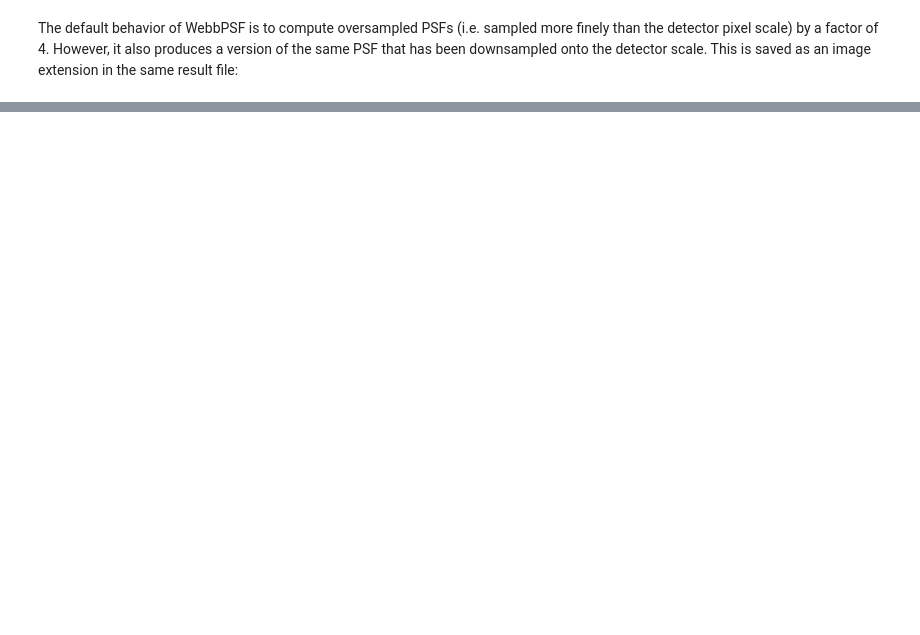
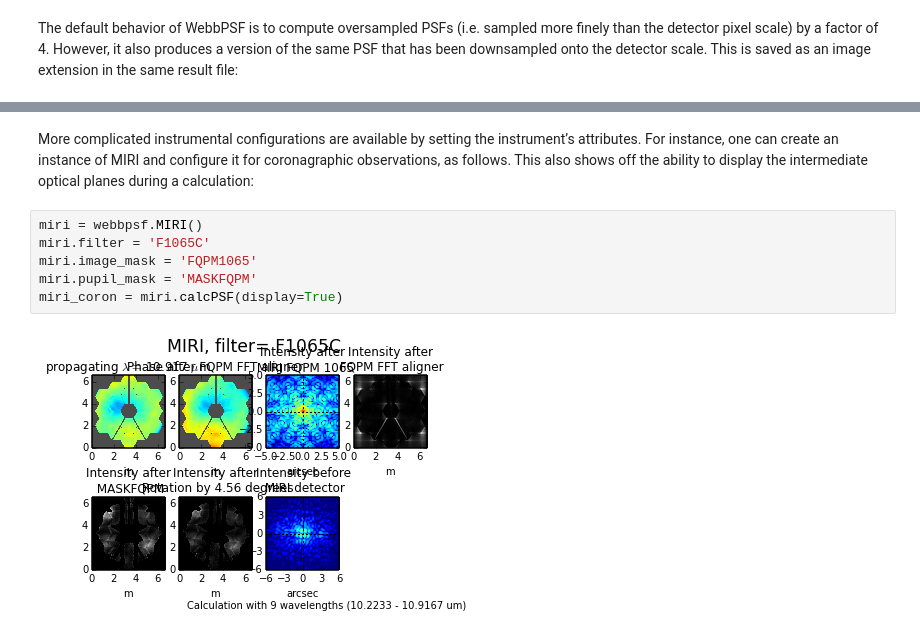
Before and after one commit to spacetelescope/webbpsf, a Jupyter notebook: WebbPSF_tutorial.ipynb, the cells around one changed output, grey strips where cells are left out. Cells and saved outputs as stored; diff of their text form; blank space fills up the shorter version.

```diff
--- a/WebbPSF_tutorial.ipynb
+++ b/WebbPSF_tutorial.ipynb
@@ -56,0 +92,10 @@ webbpsf.display_PSF(psf,ext=1)
+# %% [markdown]
+More complicated instrumental configurations are available by setting the instrument’s attributes. For instance, one can create an instance of MIRI and configure it for coronagraphic observations, as follows. This also shows off the ability to display the intermediate optical planes during a calculation:
+# %%
+miri = webbpsf.MIRI()
+miri.filter = 'F1065C'
+miri.image_mask = 'FQPM1065'
+miri.pupil_mask = 'MASKFQPM'
+miri_coron = miri.calcPSF(display=True)
+# %% [output]
+[figure, added]
```
Also changed, not shown: parts of 16 cells of this notebook, 1 other file.
